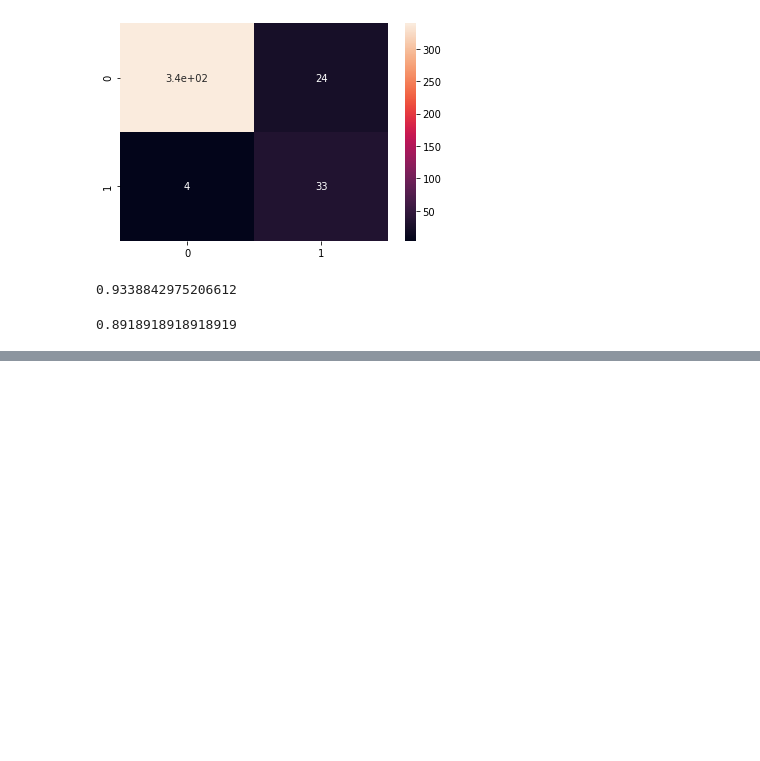
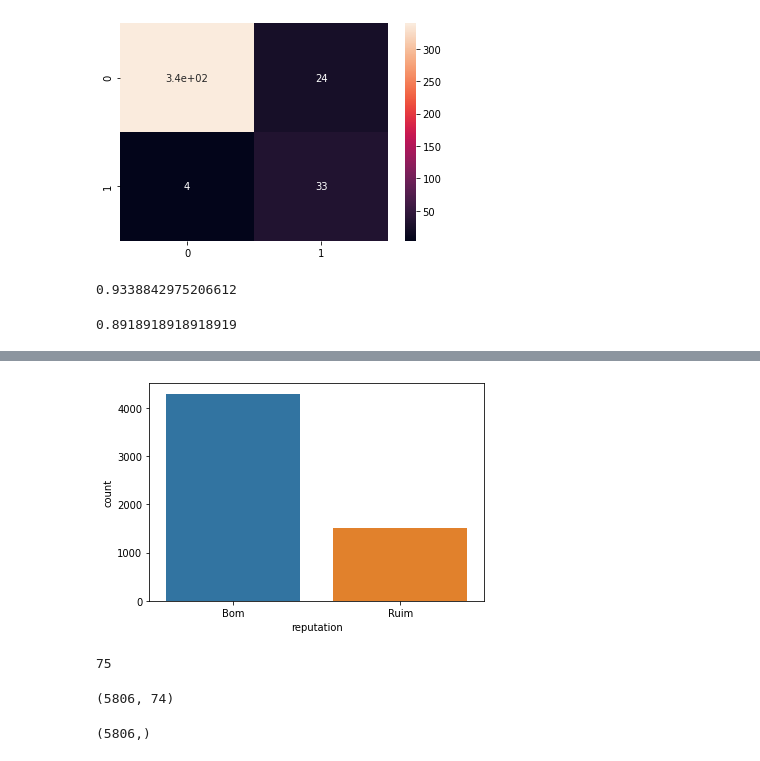
Before and after one commit to miller00315/estatistica_machine_learning, a Jupyter notebook: dados_desbalanceados.ipynb, the cells around one changed output, grey strips where cells are left out. Saved outputs shown, nothing was run; the diff lists cells and outputs as text; code cells hidden in the pictures; blank space fills up the shorter version.

```diff
--- a/dados_desbalanceados.ipynb
+++ b/dados_desbalanceados.ipynb
@@ -142,0 +222,2 @@ sns.heatmap(cm, annot=True);
+# %%
+ebay_dataset = pd.read_csv('csv_result-ebay_confianca_completo.csv')
@@ -142,0 +237,10 @@ sns.heatmap(cm, annot=True);
+# %%
+ebay_dataset['blacklist'] = ebay_dataset['blacklist'] == 'S' # converte a tabela black list para true ou false
+# %%
+sns.countplot(ebay_dataset['reputation']);
+# %% [output]
+[figure, added]
+# %%
+len(ebay_dataset.columns)
+# %% [output]
+75
@@ -142,0 +249,4 @@ sns.heatmap(cm, annot=True);
+# %%
+x.shape
+# %% [output]
+(5806, 74)
@@ -142,0 +255,4 @@ sns.heatmap(cm, annot=True);
+# %%
+y.shape
+# %% [output]
+(5806,)
```
Also changed, not shown: parts of 52 cells of this notebook.
